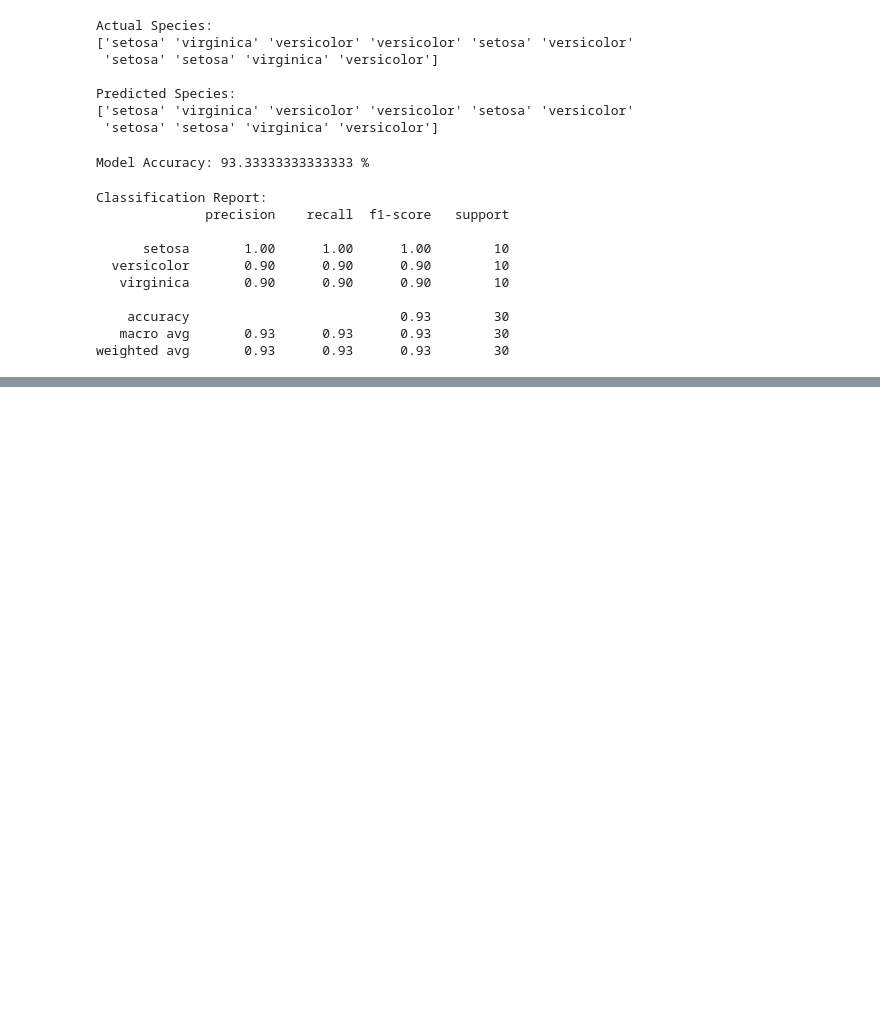
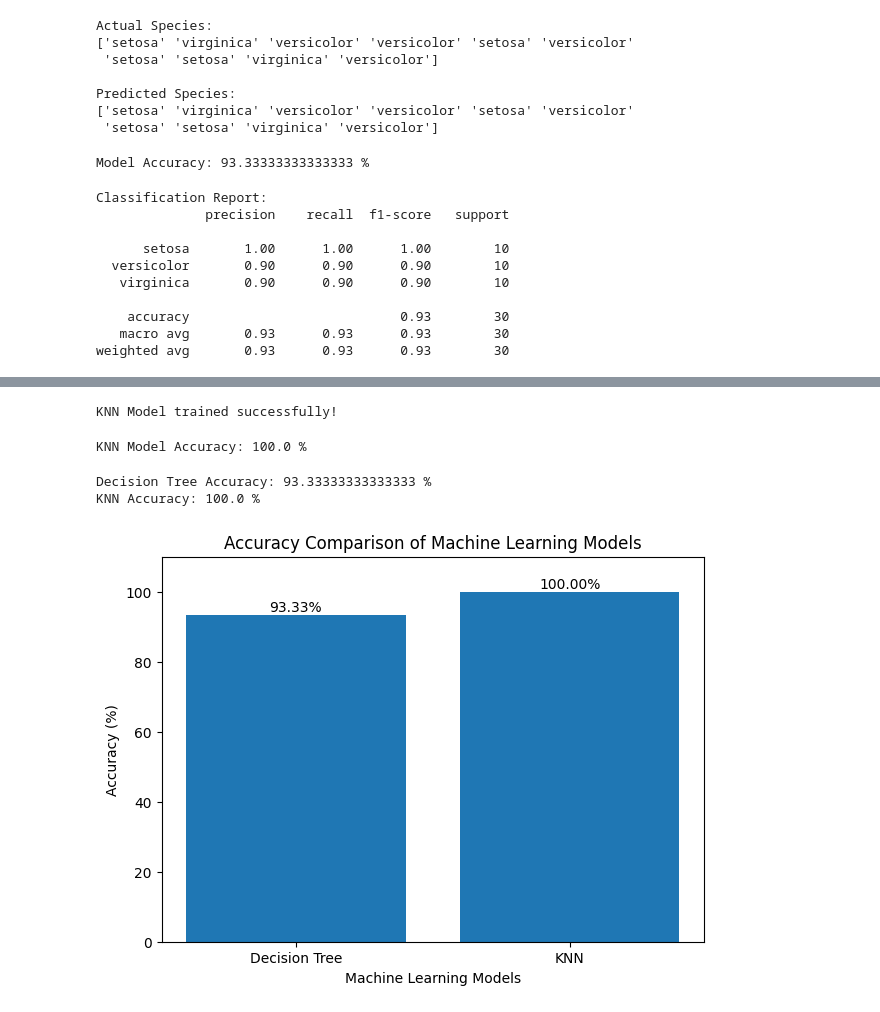
Before and after one commit to adhikarysayantani7-tony/aicte-internship-work, a Jupyter notebook: Iris_Flower_Classification.ipynb, the cells around one changed output, grey strips where cells are left out. Cells and saved outputs as stored; diff of their text form; code cells hidden in the pictures; blank space fills up the shorter version.

```diff
--- a/Iris_Flower_Classification.ipynb
+++ b/Iris_Flower_Classification.ipynb
@@ -262,0 +304,64 @@ weighted avg       0.93      0.93      0.93        30
+# %%
+from sklearn.neighbors import KNeighborsClassifier
+
+# Create the KNN model
+knn_model = KNeighborsClassifier(n_neighbors=5)
+
+# Train the model
+knn_model.fit(X_train, y_train)
+
+print("KNN Model trained successfully!")
+# %% [output]
+KNN Model trained successfully!
+# %%
+from sklearn.metrics import accuracy_score
+
+# Predict flower species
+knn_pred = knn_model.predict(X_test)
+
+# Calculate accuracy
+knn_accuracy = accuracy_score(y_test, knn_pred)
+
+# Display accuracy
+print("KNN Model Accuracy:", knn_accuracy * 100, "%")
+# %% [output]
+KNN Model Accuracy: 100.0 %
+# %%
+from sklearn.tree import DecisionTreeClassifier
+from sklearn.metrics import accuracy_score
+
+# Train Decision Tree model again
+dt_model = DecisionTreeClassifier(random_state=42)
+dt_model.fit(X_train, y_train)
+
+# Predict using Decision Tree
+dt_pred = dt_model.predict(X_test)
+
+# Calculate Decision Tree accuracy
+dt_accuracy = accuracy_score(y_test, dt_pred)
+
+# Compare both models
+print("Decision Tree Accuracy:", dt_accuracy * 100, "%")
+print("KNN Accuracy:", knn_accuracy * 100, "%")
+# %% [output]
+Decision Tree Accuracy: 93.33333333333333 %
+KNN Accuracy: 100.0 %
+# %%
+
+models = ['Decision Tree', 'KNN']
+accuracies = [dt_accuracy * 100, knn_accuracy * 100]
+
+plt.figure(figsize=(7, 5))
+plt.bar(models, accuracies)
+
+plt.title('Accuracy Comparison of Machine Learning Models')
+plt.xlabel('Machine Learning Models')
+plt.ylabel('Accuracy (%)')
+plt.ylim(0, 110)
+
+for i, value in enumerate(accuracies):
+    plt.text(i, value + 1, f'{value:.2f}%', ha='center')
+
+plt.show()
+# %% [output]
+[figure, added]
```
Also changed, not shown: parts of 4 cells of this notebook.
